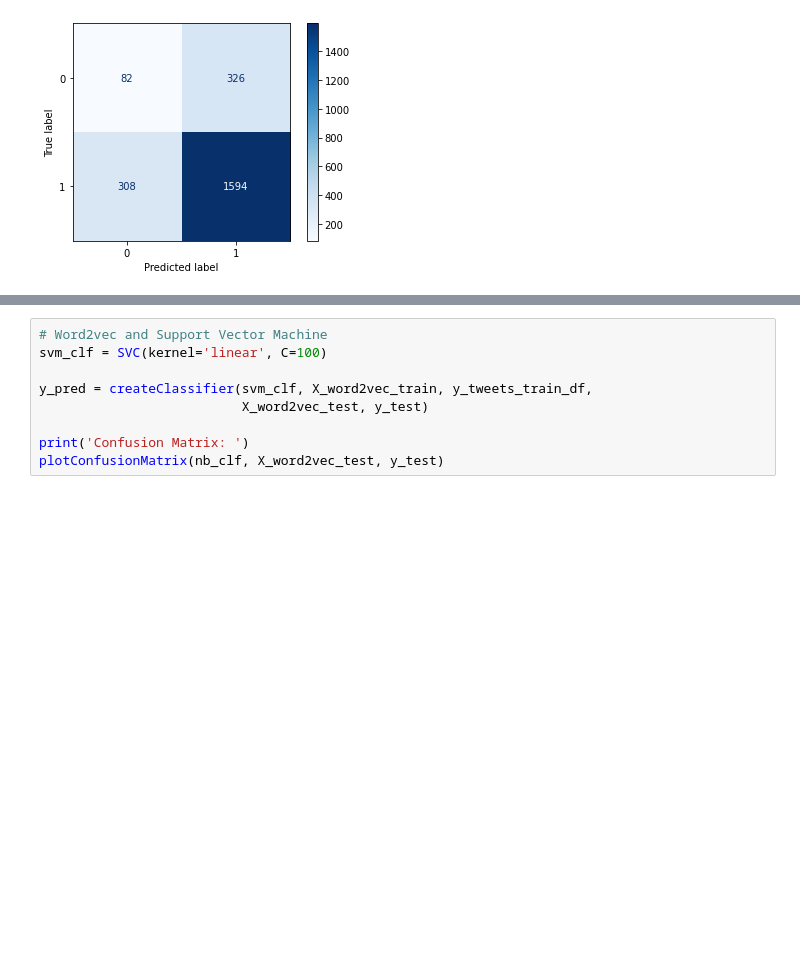
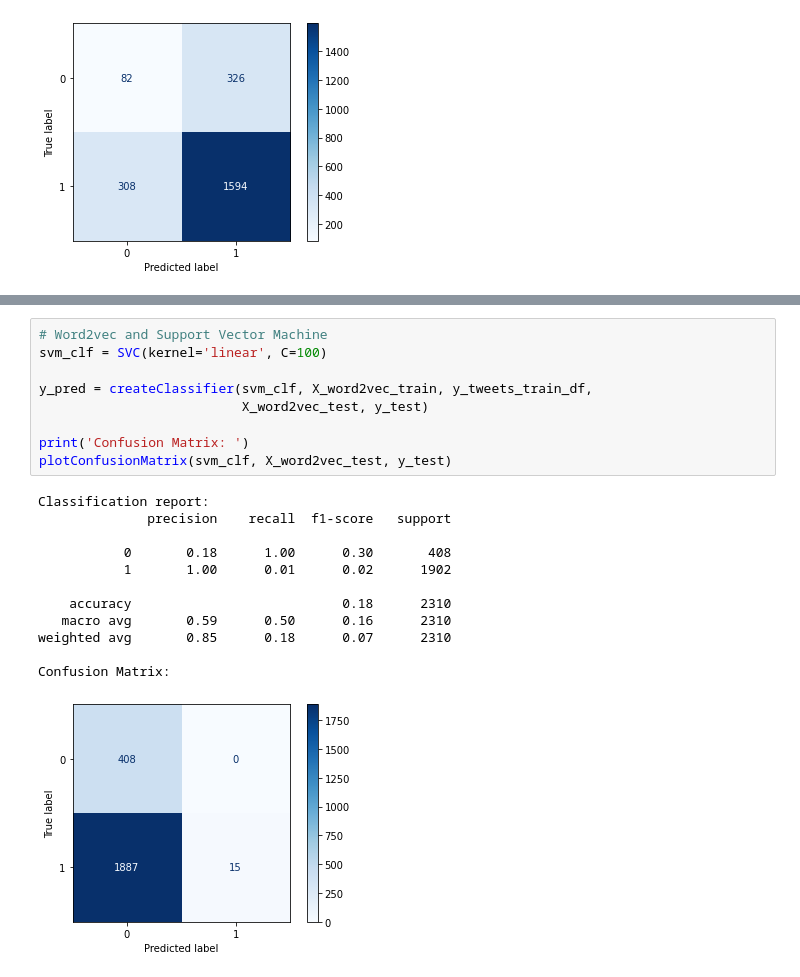
Before and after one commit to mayarachew/IronyDetectionInTweets, a Jupyter notebook: irony_detection_experiment_2.ipynb, the cells around one changed output, grey strips where cells are left out. Saved outputs shown, nothing was run; the diff lists cells and outputs as text; blank space fills up the shorter version.

```diff
--- a/irony_detection_experiment_2.ipynb
+++ b/irony_detection_experiment_2.ipynb
@@ -413,12 +457,25 @@ plotConfusionMatrix(nb_clf, X_word2vec_test, y_test)
 # %%
 # Word2vec and Support Vector Machine
 svm_clf = SVC(kernel='linear', C=100)
 
 y_pred = createClassifier(svm_clf, X_word2vec_train, y_tweets_train_df,
                           X_word2vec_test, y_test)
 
 print('Confusion Matrix: ')
-plotConfusionMatrix(nb_clf, X_word2vec_test, y_test)
+plotConfusionMatrix(svm_clf, X_word2vec_test, y_test)
+# %% [output]
+Classification report:
+              precision    recall  f1-score   support
+
+           0       0.18      1.00      0.30       408
+           1       1.00      0.01      0.02      1902
+
+    accuracy                           0.18      2310
+   macro avg       0.59      0.50      0.16      2310
+weighted avg       0.85      0.18      0.07      2310
+
+Confusion Matrix:
+[figure, added]
 # %%
 # Word2vec and Random Forest
 rf_clf = RandomForestClassifier(n_estimators=100, max_features='auto', max_depth=None, criterion='entropy')
```
Also changed, not shown: parts of 5 cells of this notebook.
